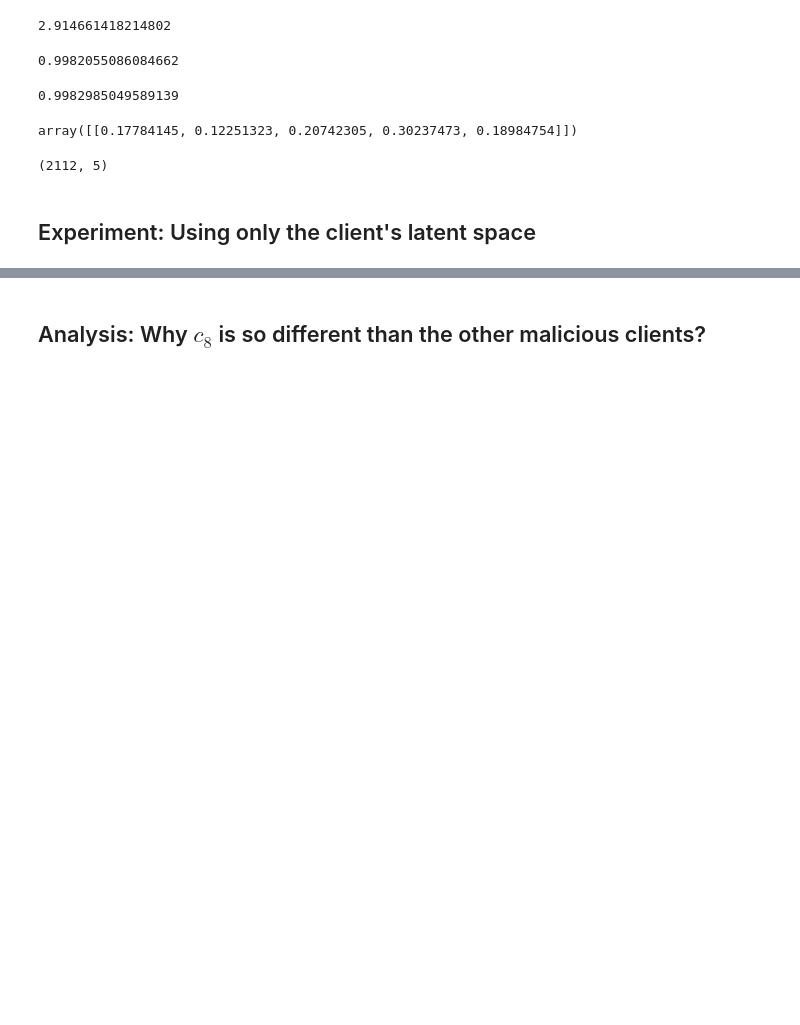
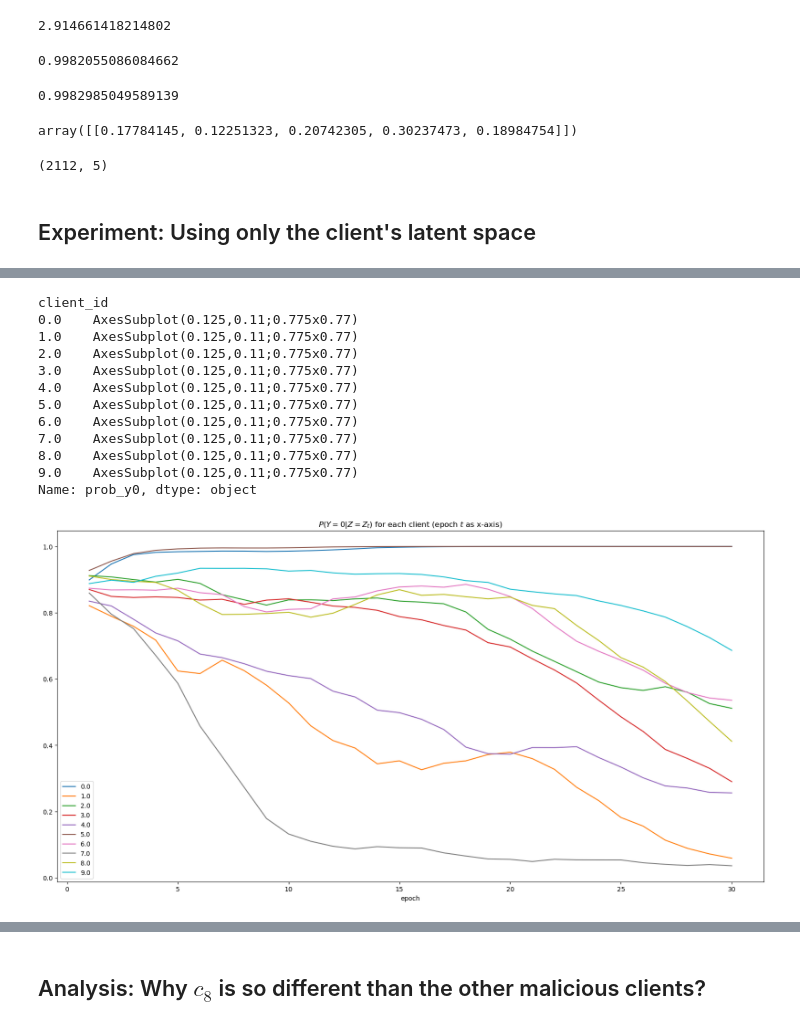
Before and after one commit to a-ayad/Split_ECG_Classification, a Jupyter notebook: naive_bayesian.ipynb, the cells around one changed output, grey strips where cells are left out. Saved outputs shown, nothing was run; the diff lists cells and outputs as text; code cells hidden in the pictures; blank space fills up the shorter version.

```diff
--- a/naive_bayesian.ipynb
+++ b/naive_bayesian.ipynb
@@ -970,3 +1027,19 @@ Len for client 9 is 1920
+# %%
+df_probs.set_index("epoch").groupby("client_id")["prob_y0"].plot(figsize=(20, 10), legend=True, title="$P(Y=0|Z=Z_t)$ for each client (epoch $t$ as x-axis)")
+# %% [output]
+client_id
+0.0    AxesSubplot(0.125,0.11;0.775x0.77)
+1.0    AxesSubplot(0.125,0.11;0.775x0.77)
+2.0    AxesSubplot(0.125,0.11;0.775x0.77)
+3.0    AxesSubplot(0.125,0.11;0.775x0.77)
+4.0    AxesSubplot(0.125,0.11;0.775x0.77)
+5.0    AxesSubplot(0.125,0.11;0.775x0.77)
+6.0    AxesSubplot(0.125,0.11;0.775x0.77)
+7.0    AxesSubplot(0.125,0.11;0.775x0.77)
+8.0    AxesSubplot(0.125,0.11;0.775x0.77)
+9.0    AxesSubplot(0.125,0.11;0.775x0.77)
+Name: prob_y0, dtype: object
+[figure, added]
 # %%
 # sigma is the standard deviation only considering the same class, replacing 0 with std of all classes
 df_probs.set_index("epoch").groupby("client_id")["prob_y0"].plot(figsize=(20, 10), legend=True, title="Probability of correct classification")
```
Also changed, not shown: parts of 29 cells of this notebook, 4 other files.
